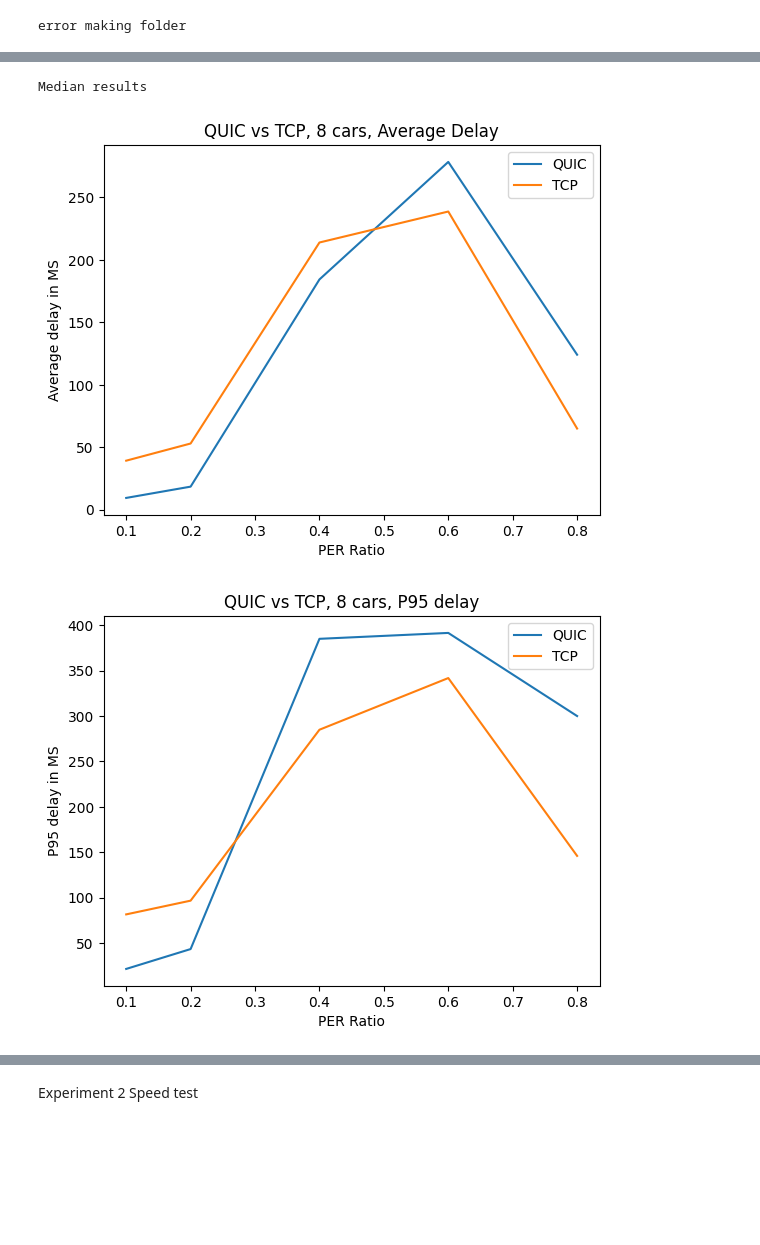
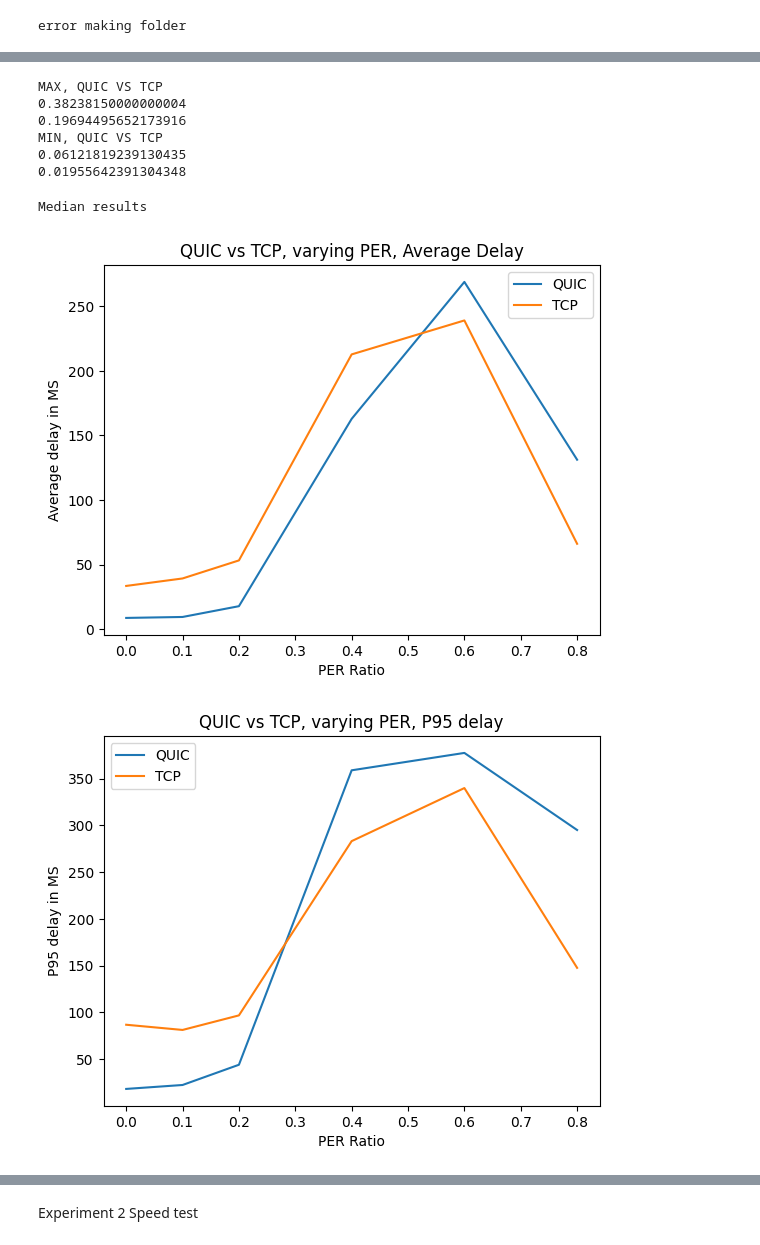
Before and after one commit to TimothyMarchant/EE6750_Goodputscript, a Jupyter notebook: PythonSrc/QUICVsTCPPlotterNotebook.ipynb, the cells around one changed output, grey strips where cells are left out. Drawn from its saved outputs; the diff is of its cells as text; code cells hidden in the pictures; blank space fills up the shorter version.

Commit message:
finished graphs and printing out statistics.

```diff
--- a/PythonSrc/QUICVsTCPPlotterNotebook.ipynb
+++ b/PythonSrc/QUICVsTCPPlotterNotebook.ipynb
@@ -127,3 +172,18 @@ Average results
+# %%
+print("MAX, QUIC VS TCP")
+print(np.max(GoodputArrayQUIC[0:,1]))
+print(np.max(GoodputArrayTCP[0:,1]))
+print("MIN, QUIC VS TCP")
+
+print(np.min(GoodputArrayQUIC[0:,1]))
+print(np.min(GoodputArrayTCP[0:,1]))
+# %% [output]
+MAX, QUIC VS TCP
+0.38238150000000004
+0.19694495652173916
+MIN, QUIC VS TCP
+0.06121819239130435
+0.01955642391304348
 # %%
 CombinedFileName="CombinedMedianExperiment1.csv"
 np.savetxt(CombinedDataOutputFolder+"/"+"QUIC"+CombinedFileName,MedianQUICResults,delimiter=',')
@@ -131,26 +191,26 @@ np.savetxt(CombinedDataOutputFolder+"/"+"TCP"+CombinedFileName,MedianTCPResults,
 # %%
 print("Median results")
 #Plot AverageDelay
-AvgDelayArrayQUIC=np.loadtxt(CombinedDataOutputFolder+"/"+"QUIC"+CombinedFileName,delimiter=',',skiprows=1,usecols=(PERINDEX,AVGDELAYINDEX))
-AvgDelayArrayTCP=np.loadtxt(CombinedDataOutputFolder+"/"+"TCP"+CombinedFileName,delimiter=',',skiprows=1,usecols=(PERINDEX,AVGDELAYINDEX))
+AvgDelayArrayQUIC=np.loadtxt(CombinedDataOutputFolder+"/"+"QUIC"+CombinedFileName,delimiter=',',skiprows=0,usecols=(PERINDEX,AVGDELAYINDEX))
+AvgDelayArrayTCP=np.loadtxt(CombinedDataOutputFolder+"/"+"TCP"+CombinedFileName,delimiter=',',skiprows=0,usecols=(PERINDEX,AVGDELAYINDEX))
 
-PlotQUICVsTCP(AvgDelayArrayQUIC,AvgDelayArrayTCP,"QUIC vs TCP, 8 cars, Average Delay","PER Ratio","Average delay in MS")
+PlotQUICVsTCP(AvgDelayArrayQUIC,AvgDelayArrayTCP,"QUIC vs TCP, varying PER, Average Delay","PER Ratio","Average delay in MS")
 ##Plot P95 Latency
-P95ArrayQUIC=np.loadtxt(CombinedDataOutputFolder+"/"+"QUIC"+CombinedFileName,delimiter=',',skiprows=1,usecols=(PERINDEX,P95INDEX))
-P95ArrayTCP=np.loadtxt(CombinedDataOutputFolder+"/"+"TCP"+CombinedFileName,delimiter=',',skiprows=1,usecols=(PERINDEX,P95INDEX))
+P95ArrayQUIC=np.loadtxt(CombinedDataOutputFolder+"/"+"QUIC"+CombinedFileName,delimiter=',',skiprows=0,usecols=(PERINDEX,P95INDEX))
+P95ArrayTCP=np.loadtxt(CombinedDataOutputFolder+"/"+"TCP"+CombinedFileName,delimiter=',',skiprows=0,usecols=(PERINDEX,P95INDEX))
 
-PlotQUICVsTCP(P95ArrayQUIC,P95ArrayTCP,"QUIC vs TCP, 8 cars, P95 delay","PER Ratio","P95 delay in MS")
+PlotQUICVsTCP(P95ArrayQUIC,P95ArrayTCP,"QUIC vs TCP, varying PER, P95 delay","PER Ratio","P95 delay in MS")
 ##plot Average Jitter
-JitterArrayQUIC=np.loadtxt(CombinedDataOutputFolder+"/"+"QUIC"+CombinedFileName,delimiter=',',skiprows=1,usecols=(PERINDEX,JITTERINDEX))
-JitterArrayTCP=np.loadtxt(CombinedDataOutputFolder+"/"+"TCP"+CombinedFileName,delimiter=',',skiprows=1,usecols=(PERINDEX,JITTERINDEX))
+JitterArrayQUIC=np.loadtxt(CombinedDataOutputFolder+"/"+"QUIC"+CombinedFileName,delimiter=',',skiprows=0,usecols=(PERINDEX,JITTERINDEX))
+JitterArrayTCP=np.loadtxt(CombinedDataOutputFolder+"/"+"TCP"+CombinedFileName,delimiter=',',skiprows=0,usecols=(PERINDEX,JITTERINDEX))
 
-PlotQUICVsTCP(JitterArrayQUIC,JitterArrayTCP,"QUIC vs TCP, 8 cars, Jitter","PER Ratio","Average Jitter in MS")
+PlotQUICVsTCP(JitterArrayQUIC,JitterArrayTCP,"QUIC vs TCP, varying PER, Jitter","PER Ratio","Average Jitter in MS")
 ##Plot goodput
-GoodputArrayQUIC=np.loadtxt(CombinedDataOutputFolder+"/"+"QUIC"+CombinedFileName,delimiter=',',skiprows=1,usecols=(PERINDEX,GOODPUTINDEX))
-GoodputArrayTCP=np.loadtxt(CombinedDataOutputFolder+"/"+"TCP"+CombinedFileName,delimiter=',',skiprows=1,usecols=(PERINDEX,GOODPUTINDEX))
+GoodputArrayQUIC=np.loadtxt(CombinedDataOutputFolder+"/"+"QUIC"+CombinedFileName,delimiter=',',skiprows=0,usecols=(PERINDEX,GOODPUTINDEX))
+GoodputArrayTCP=np.loadtxt(CombinedDataOutputFolder+"/"+"TCP"+CombinedFileName,delimiter=',',skiprows=0,usecols=(PERINDEX,GOODPUTINDEX))
 
-PlotQUICVsTCP(GoodputArrayQUIC,GoodputArrayTCP,"QUIC vs TCP, 8 cars, Goodput","PER Ratio","Goodput in Mbs")
+PlotQUICVsTCP(GoodputArrayQUIC,GoodputArrayTCP,"QUIC vs TCP, varying PER, Goodput","PER Ratio","Goodput in Mbs")
 # %% [output]
 Median results
-[figure, old version]
+[figure, new version]
-[figure, old version]
+[figure, new version]
```
Also changed, not shown: parts of 14 cells of this notebook, 1 other file.
